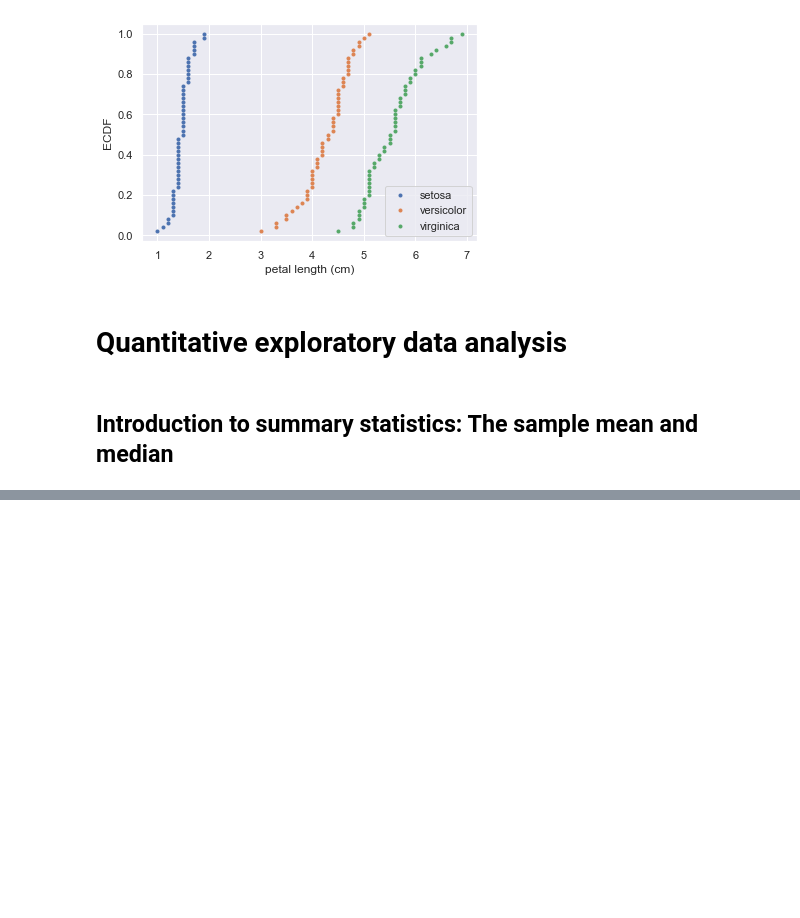
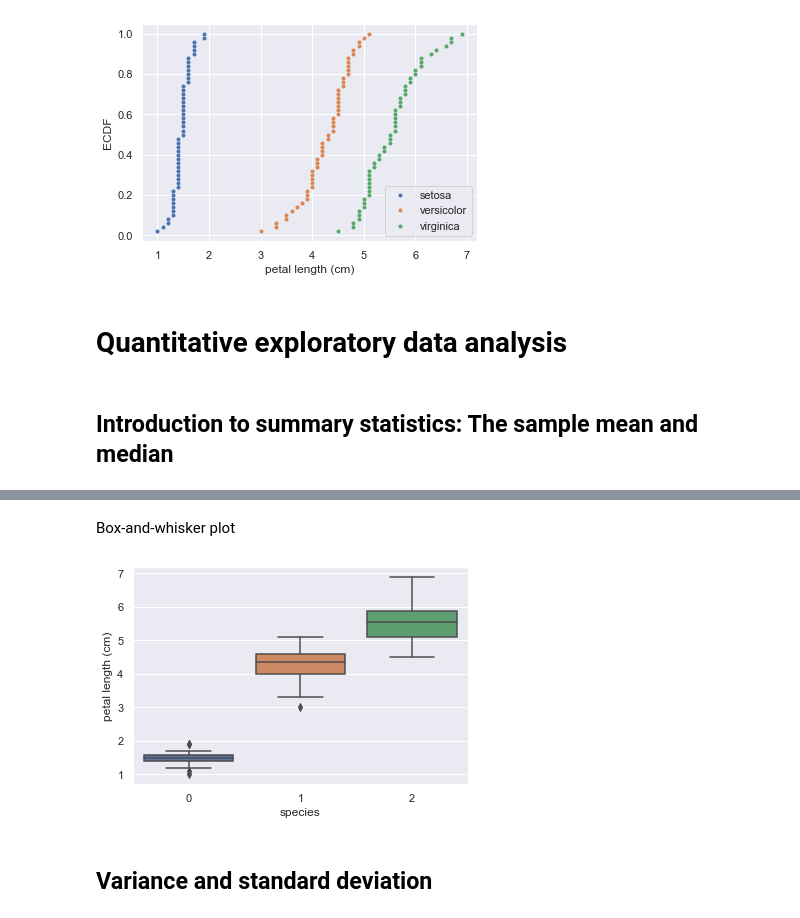
Before and after one commit to Yuleii/programming-notebook, a Jupyter notebook: statistical_thinking_in_python.ipynb, the cells around one changed output, grey strips where cells are left out. Saved outputs shown, nothing was run; the diff lists cells and outputs as text; code cells hidden in the pictures; blank space fills up the shorter version.

```diff
--- a/statistical_thinking_in_python.ipynb
+++ b/statistical_thinking_in_python.ipynb
@@ -160,0 +241,16 @@ plt.show()
+# %% [markdown]
+Box-and-whisker plot
+# %%
+# Create box plot with Seaborn's default settings
+_ = sns.boxplot(x='species', y='petal length (cm)', data=df)
+
+# Label the axes
+_ = plt.xlabel('species')
+_ = plt.ylabel('petal length (cm)')
+
+# Show the plot
+plt.show()
+# %% [output]
+[figure, added]
+# %% [markdown]
+## Variance and standard deviation
```
Also changed, not shown: parts of 105 cells of this notebook, 4 other files.
